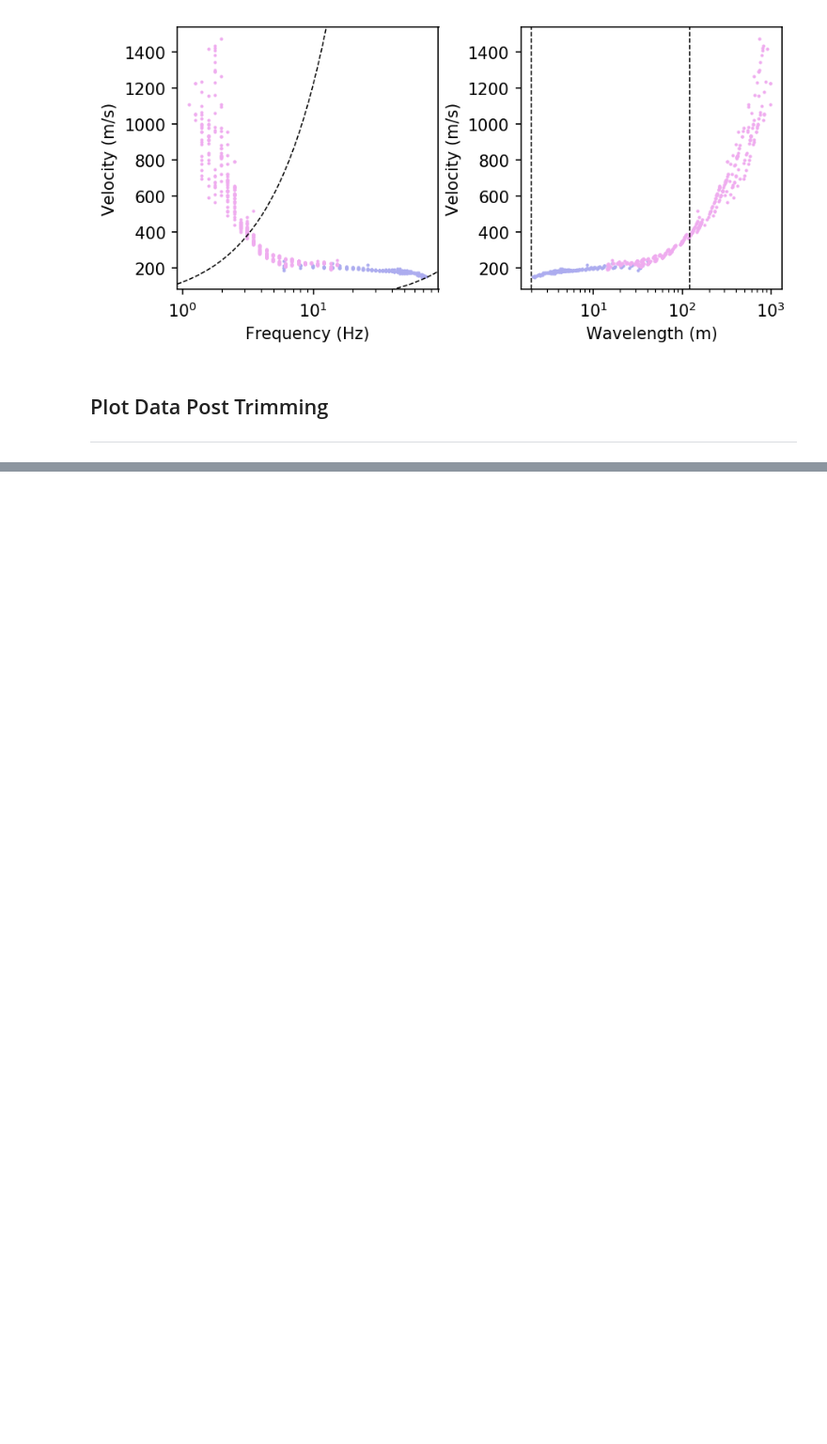
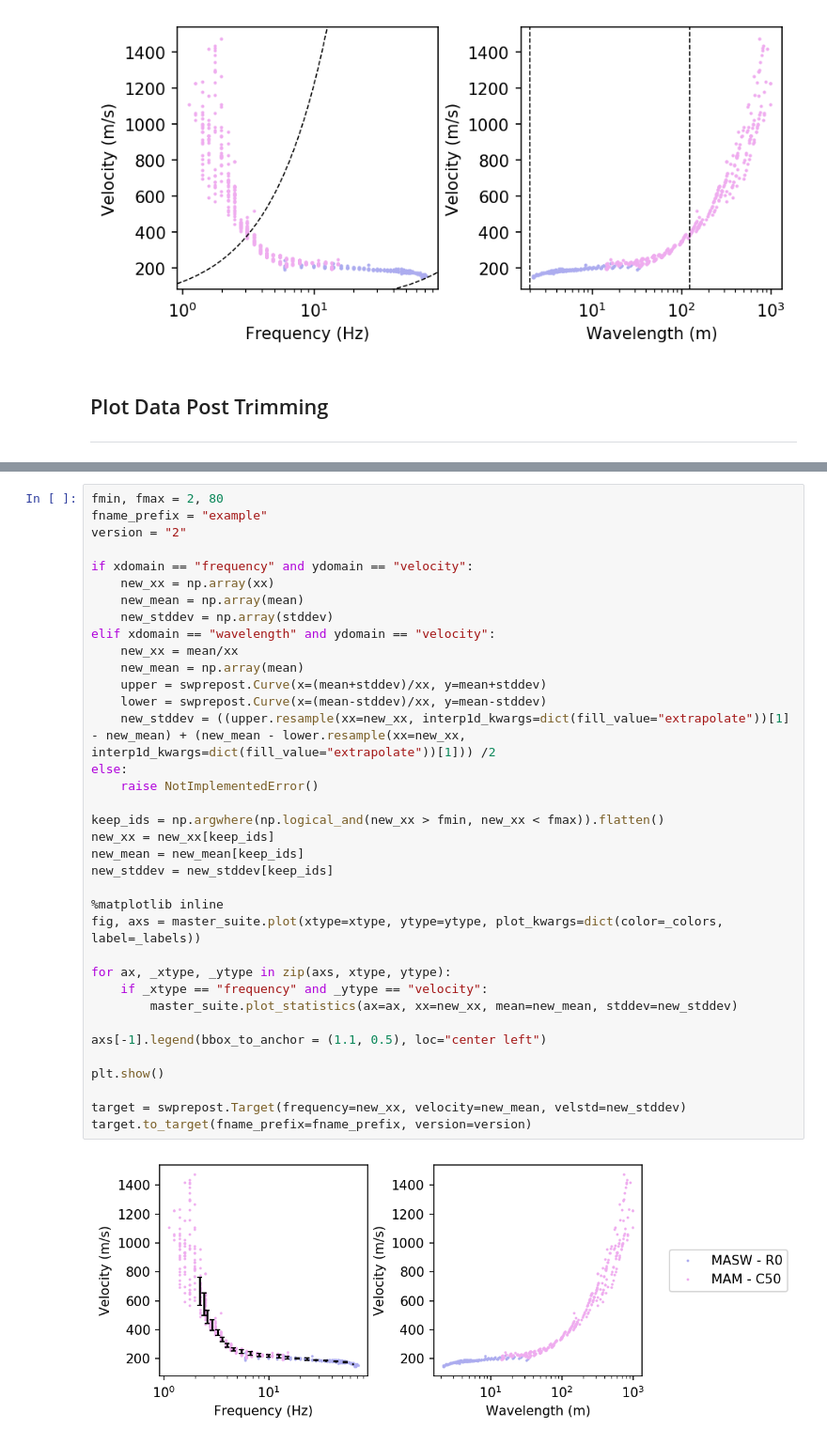
Before and after one commit to jpvantassel/swprocess, a Jupyter notebook: examples/stats/stats.ipynb, the cells around one changed output, grey strips where cells are left out. Shown at 94% size. Drawn from its saved outputs; the diff is of its cells as text; blank space fills up the shorter version.

```diff
--- a/examples/stats/stats.ipynb
+++ b/examples/stats/stats.ipynb
@@ -206,0 +228,38 @@ plt.show()
+# %%
+fmin, fmax = 2, 80
+fname_prefix = "example"
+version = "2"
+
+if xdomain == "frequency" and ydomain == "velocity":
+    new_xx = np.array(xx)
+    new_mean = np.array(mean)
+    new_stddev = np.array(stddev)
+elif xdomain == "wavelength" and ydomain == "velocity":
+    new_xx = mean/xx
+    new_mean = np.array(mean)
+    upper = swprepost.Curve(x=(mean+stddev)/xx, y=mean+stddev)
+    lower = swprepost.Curve(x=(mean-stddev)/xx, y=mean-stddev)
+    new_stddev = ((upper.resample(xx=new_xx, interp1d_kwargs=dict(fill_value="extrapolate"))[1] - new_mean) + (new_mean - lower.resample(xx=new_xx, interp1d_kwargs=dict(fill_value="extrapolate"))[1])) /2
+else:
+    raise NotImplementedError()
+
+keep_ids = np.argwhere(np.logical_and(new_xx > fmin, new_xx < fmax)).flatten()
+new_xx = new_xx[keep_ids]
+new_mean = new_mean[keep_ids]
+new_stddev = new_stddev[keep_ids]
+
+%matplotlib inline
+fig, axs = master_suite.plot(xtype=xtype, ytype=ytype, plot_kwargs=dict(color=_colors, label=_labels))
+
+for ax, _xtype, _ytype in zip(axs, xtype, ytype):
+    if _xtype == "frequency" and _ytype == "velocity":
+        master_suite.plot_statistics(ax=ax, xx=new_xx, mean=new_mean, stddev=new_stddev)
+
+axs[-1].legend(bbox_to_anchor = (1.1, 0.5), loc="center left")
+
+plt.show()
+
+target = swprepost.Target(frequency=new_xx, velocity=new_mean, velstd=new_stddev)
+target.to_target(fname_prefix=fname_prefix, version=version)
+# %% [output]
+[figure, added]
```
Also changed, not shown: parts of 17 cells of this notebook.
